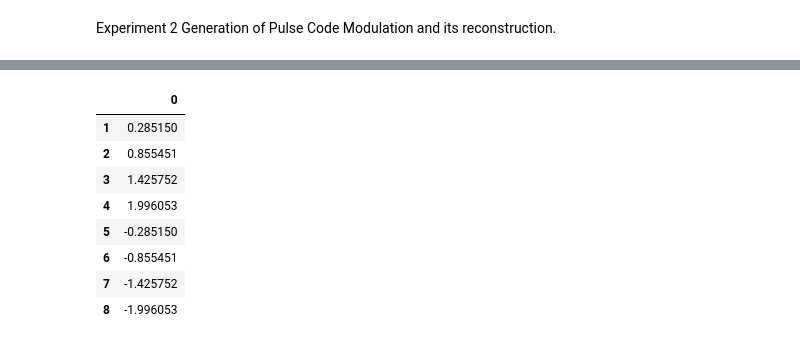
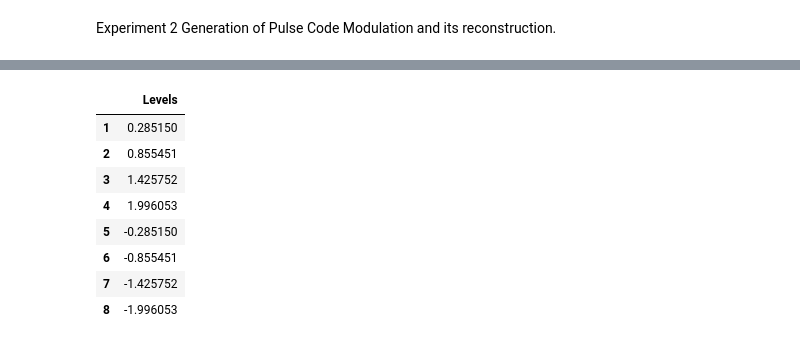
Before and after one commit to ParasKore2003/Digital-Communication-Lab, a Jupyter notebook: Digital Communication/Lab record/Lab2.ipynb, the cells around one changed output, grey strips where cells are left out. Saved outputs shown, nothing was run; the diff lists cells and outputs as text; code cells hidden in the pictures.

```diff
--- a/Digital Communication/Lab record/Lab2.ipynb
+++ b/Digital Communication/Lab record/Lab2.ipynb
@@ -74,18 +92,16 @@ plt.plot(t,Quantized_signal)
-# %%
-quantized_signal_df = pd.DataFrame(Quantized_signal)
-quantized_signal_df = quantized_signal_df.drop_duplicates().reset_index(drop=True)
-quantized_signal_df = quantized_signal_df.drop(0)
-quantized_signal_df
-# %% [output]
-|  | 0 |
-| 1 | 0.285150 |
-| 2 | 0.855451 |
-| 3 | 1.425752 |
-| 4 | 1.996053 |
-| 5 | -0.285150 |
-| 6 | -0.855451 |
-| 7 | -1.425752 |
-| 8 | -1.996053 |
+# %%
+quantized_signal = Tabular(Quantized_signal)
+quantized_signal
+# %% [output]
+|  | Levels |
+| 1 | 0.285150 |
+| 2 | 0.855451 |
+| 3 | 1.425752 |
+| 4 | 1.996053 |
+| 5 | -0.285150 |
+| 6 | -0.855451 |
+| 7 | -1.425752 |
+| 8 | -1.996053 |
 # %%
 # SQNR
 practical_SQNR = SQNR(X ,Quantized_signal)
```
Also changed, not shown: parts of 7 cells of this notebook.
